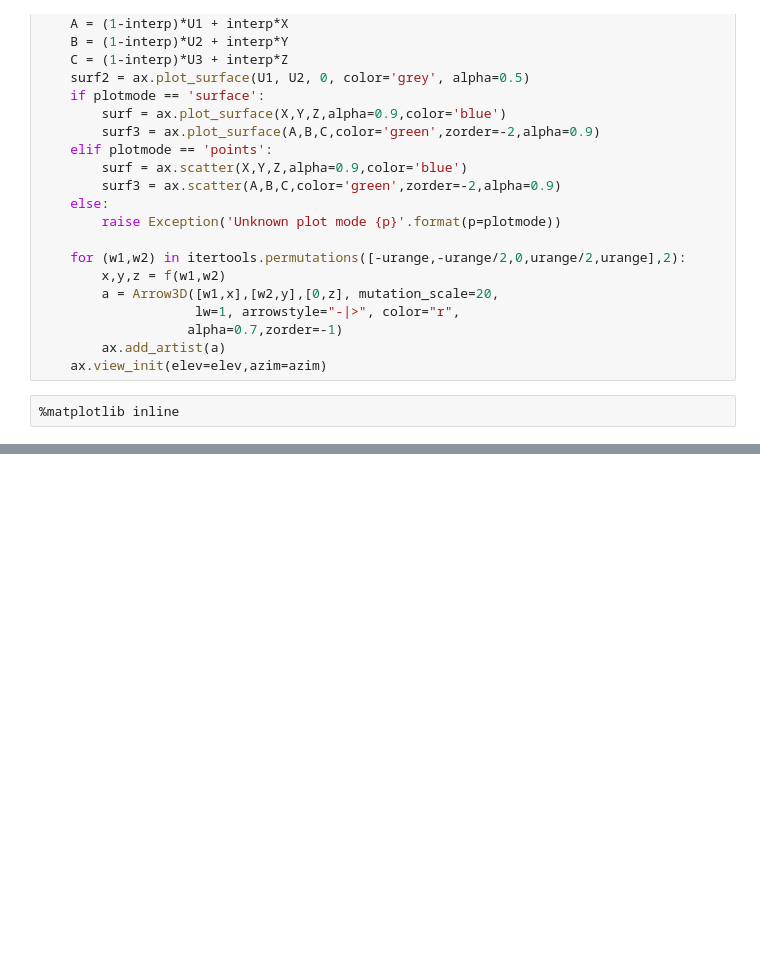
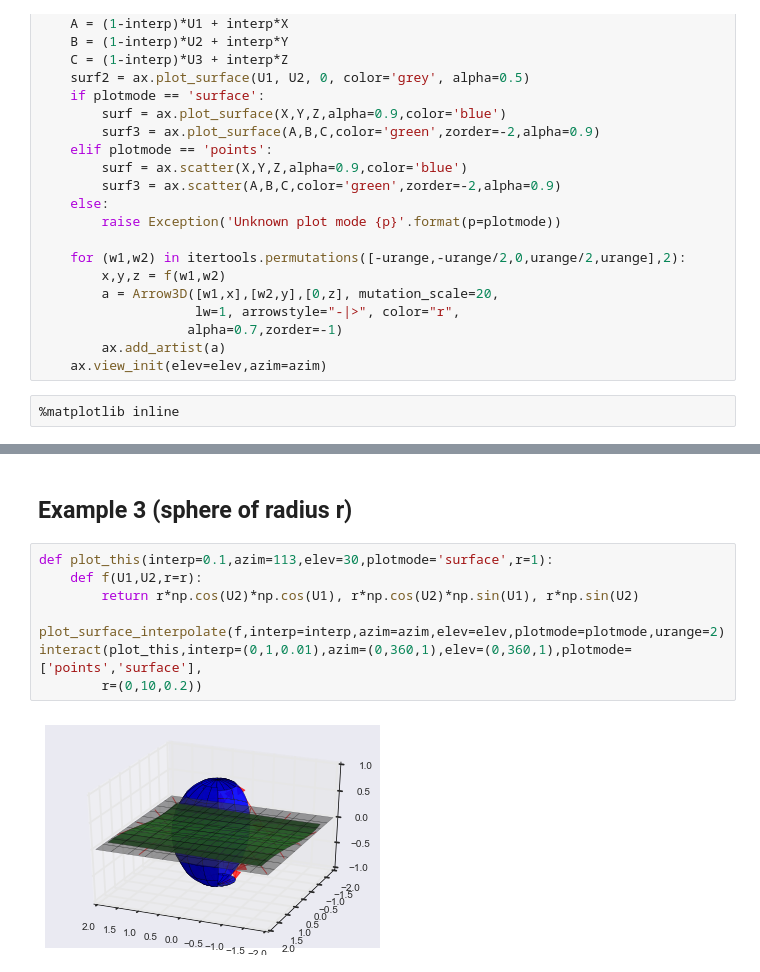
Before and after one commit to mglerner/MathematicalPhysics, a Jupyter notebook: Mapping/KreyszigCh3.24.ipynb, the cells around one changed output, grey strips where cells are left out. Cells and saved outputs as stored; diff of their text form; blank space fills up the shorter version.

```diff
--- a/Mapping/KreyszigCh3.24.ipynb
+++ b/Mapping/KreyszigCh3.24.ipynb
@@ -172,0 +193,11 @@ interact(plot_this,interp=(0,1,0.01),azim=(0,360,1),elev=(0,360,1),plotmode=['po
+# %% [markdown]
+## Example 3 (sphere of radius r)
+# %%
+def plot_this(interp=0.1,azim=113,elev=30,plotmode='surface',r=1):
+    def f(U1,U2,r=r):
+        return r*np.cos(U2)*np.cos(U1), r*np.cos(U2)*np.sin(U1), r*np.sin(U2)
+    plot_surface_interpolate(f,interp=interp,azim=azim,elev=elev,plotmode=plotmode,urange=2)
+interact(plot_this,interp=(0,1,0.01),azim=(0,360,1),elev=(0,360,1),plotmode=['points','surface'],
+        r=(0,10,0.2))
+# %% [output]
+[figure, added]
```
Also changed, not shown: parts of 9 cells of this notebook.
